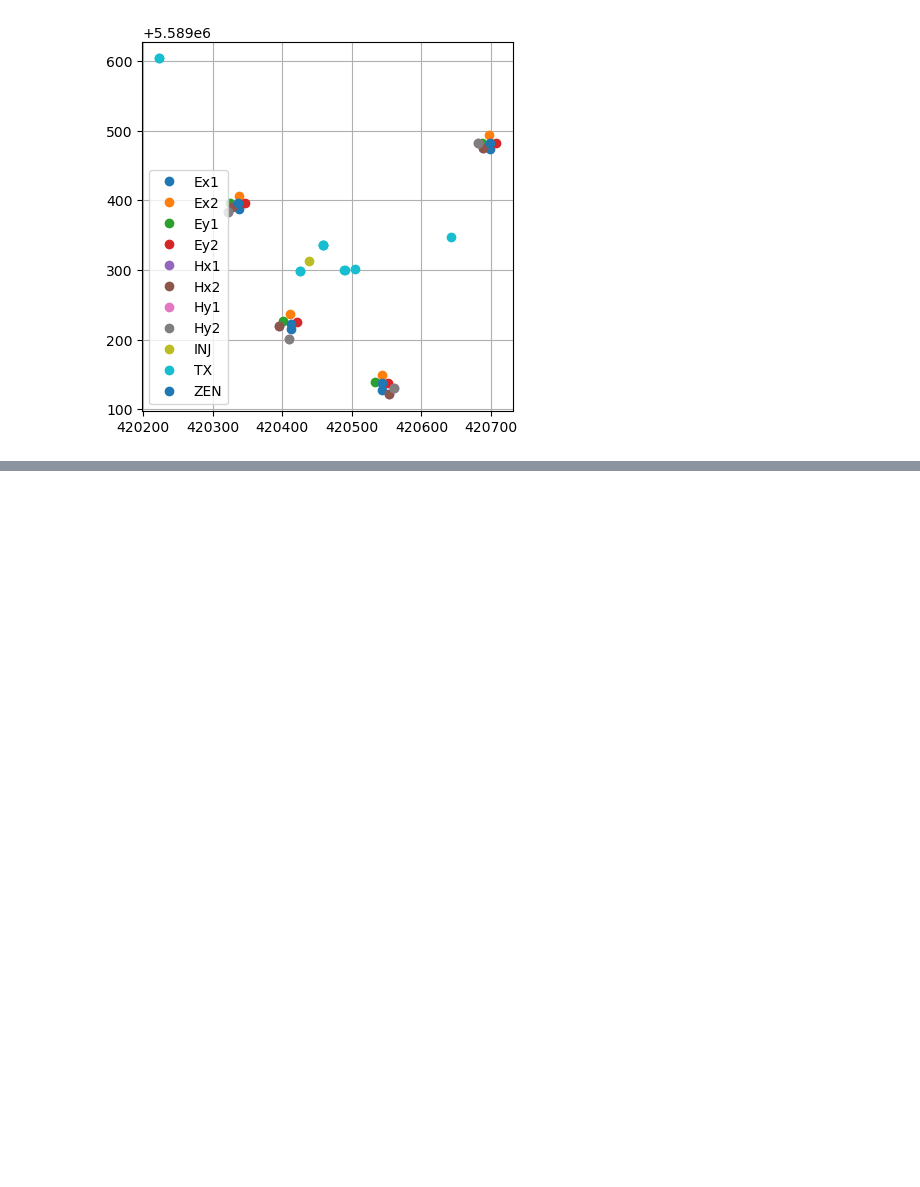
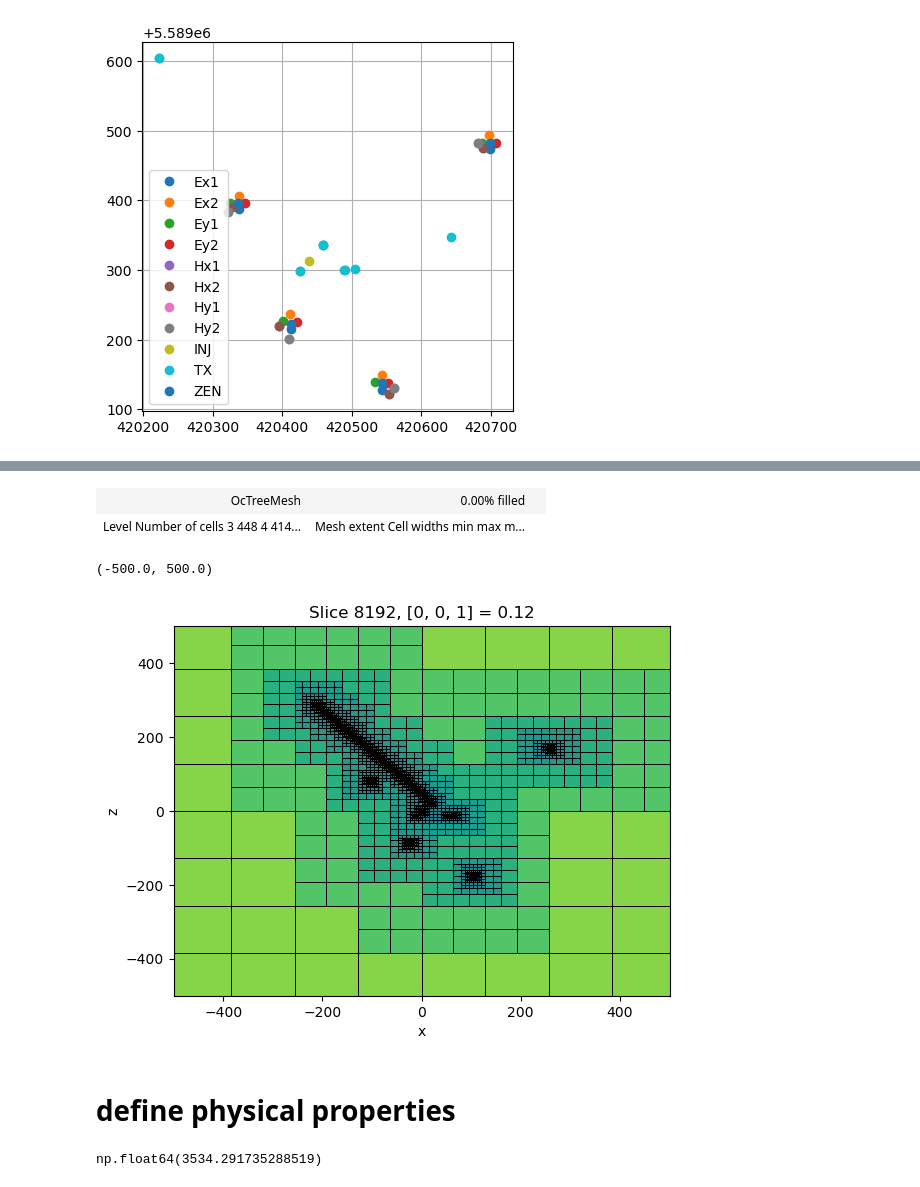
Before and after one commit to lheagy/2025-permeable-wells-cami, a Jupyter notebook: forward-3d.ipynb, the cells around one changed output, grey strips where cells are left out. Cells and saved outputs as stored; diff of their text form; code cells hidden in the pictures; blank space fills up the shorter version.

```diff
--- a/forward-3d.ipynb
+++ b/forward-3d.ipynb
@@ -140,0 +319,20 @@ ax.set_aspect(1)
+# %%
+mesh
+# %% [output]
+| OcTreeMesh | 0.00% filled |  |
+| Level Number of cells 3 448 4 414... | Mesh extent Cell widths min max m... |
+# %%
+fig, ax = plt.subplots(1, 1)
+mesh.plot_slice(
+    np.log10(mesh.cell_volumes),
+    normal="Z",
+    grid_opts={"color":"k", "lw":0.5},
+    ax=ax
+)
+ax.set_xlim(np.r_[-1, 1]*500)
+ax.set_ylim(np.r_[-1, 1]*500)
+# %% [output]
+(-500.0, 500.0)
+[figure, added]
+# %% [markdown]
+# define physical properties
@@ -140,0 +348,9 @@ ax.set_aspect(1)
+# %%
+casing_n_cells = 8
+casing_approx_width = mesh.h[0].min() * casing_n_cells
+casing_approx_width
+
+sigma_casing_approx = sigma_steel * cross_sectional_area / casing_approx_width**2
+sigma_casing_approx
+# %% [output]
+np.float64(3534.291735288519)
```
Also changed, not shown: parts of 42 cells of this notebook, 3 other files.
